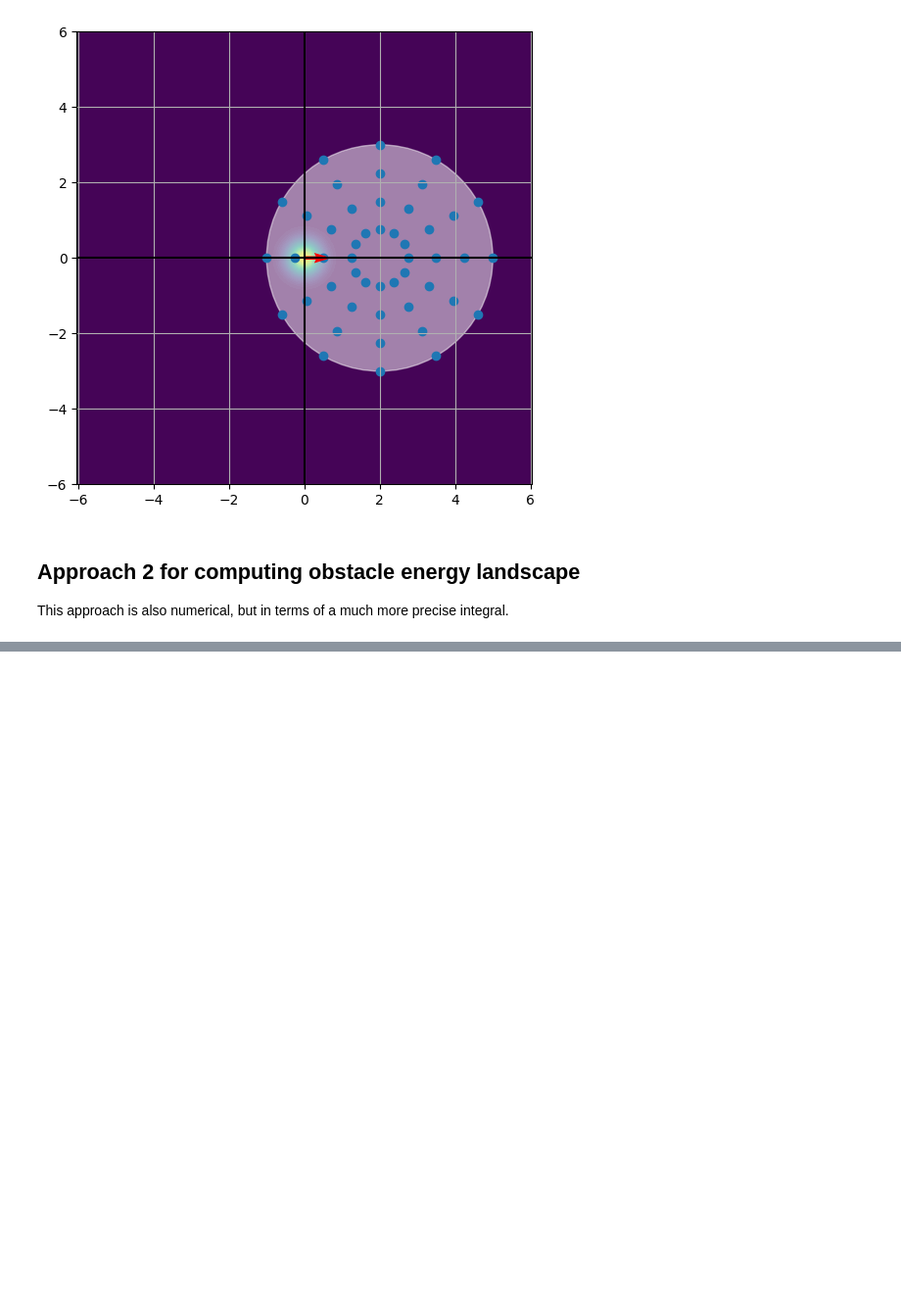
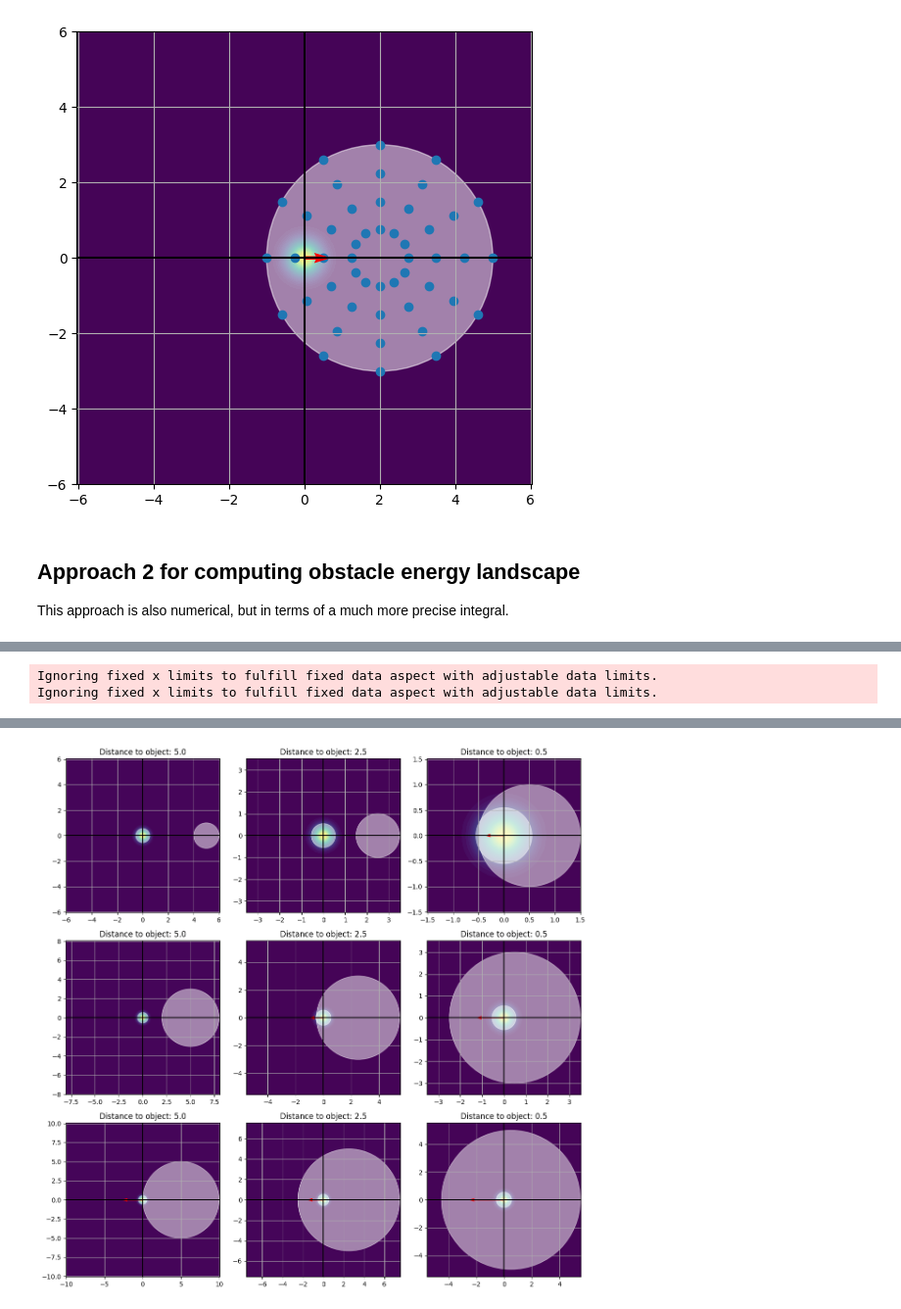
Before and after one commit to myfatemi04/constraint-guidance, a Jupyter notebook: analytical_version/kernels.ipynb, the cells around one changed output, grey strips where cells are left out. Shown at 98% size. Saved outputs shown, nothing was run; the diff lists cells and outputs as text; code cells hidden in the pictures; blank space fills up the shorter version.

Commit message:
seeming convergence for higher sigma values

```diff
--- a/analytical_version/kernels.ipynb
+++ b/analytical_version/kernels.ipynb
@@ -244,0 +194,72 @@ Ignoring fixed y limits to fulfill fixed data aspect with adjustable data limits
+# %%
+plt.figure(figsize=(12, 12))
+
+i = 1
+for obs_rad in [1, 3, 5]:
+    for c_x in [5, 2.5, 0.5]:
+        plt.subplot(3, 3, i)
+        i += 1
+
+        plt.title(f"Distance to object: {c_x:.1f}")
+
+        # if obs_rad != 1 or c_x != 0.5:
+        #     continue
+
+        R = obs_rad
+
+        # Color according to Gaussian.
+        square_size = c_x + R + 3
+        gaussian_xx, gaussian_yy = np.meshgrid(
+            np.linspace(-square_size, square_size, 128),
+            np.linspace(-square_size, square_size, 128),
+        )
+        sigma = 0.3
+        gaussian_probability = (
+            1
+            / (2 * np.pi * sigma**2)
+            * np.exp(-0.5 * (gaussian_xx**2 + gaussian_yy**2) / sigma**2)
+        )
+        plt.contourf(gaussian_xx, gaussian_yy, gaussian_probability, levels=50)
+
+        plt.gca().axvline(x=0, color="k")
+        plt.gca().axhline(y=0, color="k")
+        plt.grid()
+        plt.gca().add_patch(
+            patches.Circle((c_x, 0), R, fill=True, color="white", alpha=0.5)
+        )
+        plt.gca().add_patch(
+            patches.Circle((0, 0), 0.55, fill=True, color="white", alpha=0.5)
+        )
+
+        t0 = time.time()
+        displacement_direction = compute_agent_obstacle_score_vectorized(
+            0,
+            0,
+            c_x,
+            0,
+            R,
+            sigma,
+            n_integral=200
+        )
+        t1 = time.time()
+        print(t1 - t0)
+        print(c_x, R, displacement_direction)
+
+        plt.quiver(
+            0,
+            0,
+            displacement_direction[0],
+            displacement_direction[1],
+            color="red",
+            scale=5,
+        )
+        plt.axis("equal")
+
+        plt.xlim(-square_size + 3, square_size - 3)
+        plt.ylim(-square_size + 3, square_size - 3)
+
+plt.tight_layout()
+plt.show()
+# %% [output]
+Ignoring fixed x limits to fulfill fixed data aspect with adjustable data limits.
+Ignoring fixed x limits to fulfill fixed data aspect with adjustable data limits.
@@ -244,0 +300 @@ Ignoring fixed y limits to fulfill fixed data aspect with adjustable data limits
+[figure, added]
```
Also changed, not shown: parts of 3 cells of this notebook.
